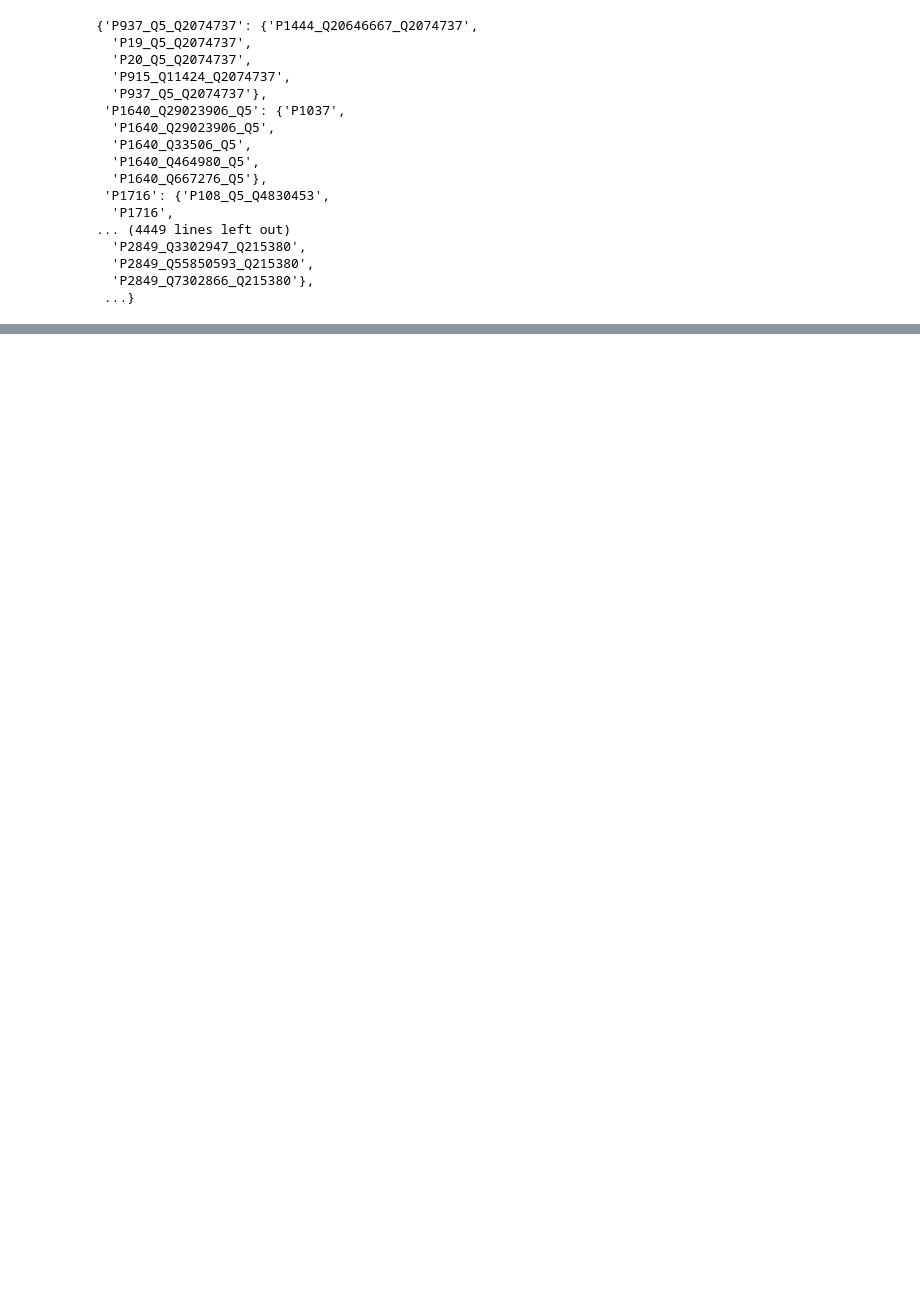
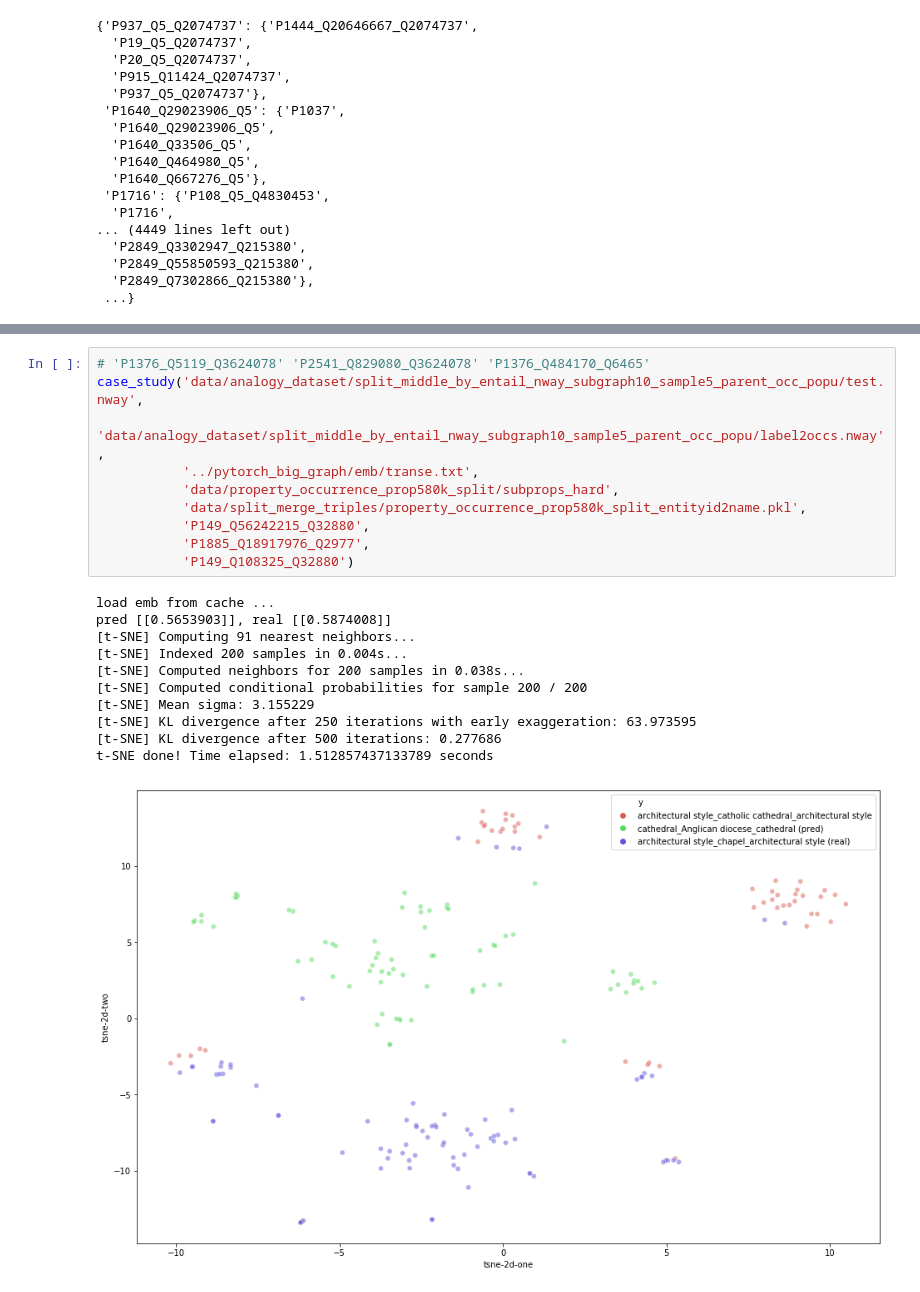
Before and after one commit to jzbjyb/RelEnt, a Jupyter notebook: exp.ipynb, the cells around one changed output, grey strips where cells are left out. Drawn from its saved outputs; the diff is of its cells as text; blank space fills up the shorter version.

Commit message:
add entity name in property label

```diff
--- a/exp.ipynb
+++ b/exp.ipynb
@@ -3293,0 +3482,22 @@ catalog_Q53764738_Q12139612 ['country of origin', 'applies to jurisdiction', 'mo
+# %%
+# 'P1376_Q5119_Q3624078' 'P2541_Q829080_Q3624078' 'P1376_Q484170_Q6465'
+case_study('data/analogy_dataset/split_middle_by_entail_nway_subgraph10_sample5_parent_occ_popu/test.nway',
+           'data/analogy_dataset/split_middle_by_entail_nway_subgraph10_sample5_parent_occ_popu/label2occs.nway',
+           '../pytorch_big_graph/emb/transe.txt',
+           'data/property_occurrence_prop580k_split/subprops_hard',
+           'data/split_merge_triples/property_occurrence_prop580k_split_entityid2name.pkl',
+           'P149_Q56242215_Q32880',
+           'P1885_Q18917976_Q2977',
+           'P149_Q108325_Q32880')
+# %% [output]
+load emb from cache ...
+pred [[0.5653903]], real [[0.5874008]]
+[t-SNE] Computing 91 nearest neighbors...
+[t-SNE] Indexed 200 samples in 0.004s...
+[t-SNE] Computed neighbors for 200 samples in 0.038s...
+[t-SNE] Computed conditional probabilities for sample 200 / 200
+[t-SNE] Mean sigma: 3.155229
+[t-SNE] KL divergence after 250 iterations with early exaggeration: 63.973595
+[t-SNE] KL divergence after 500 iterations: 0.277686
+t-SNE done! Time elapsed: 1.512857437133789 seconds
+[figure, added]
```
Also changed, not shown: parts of 11 cells of this notebook, 4 other files.
